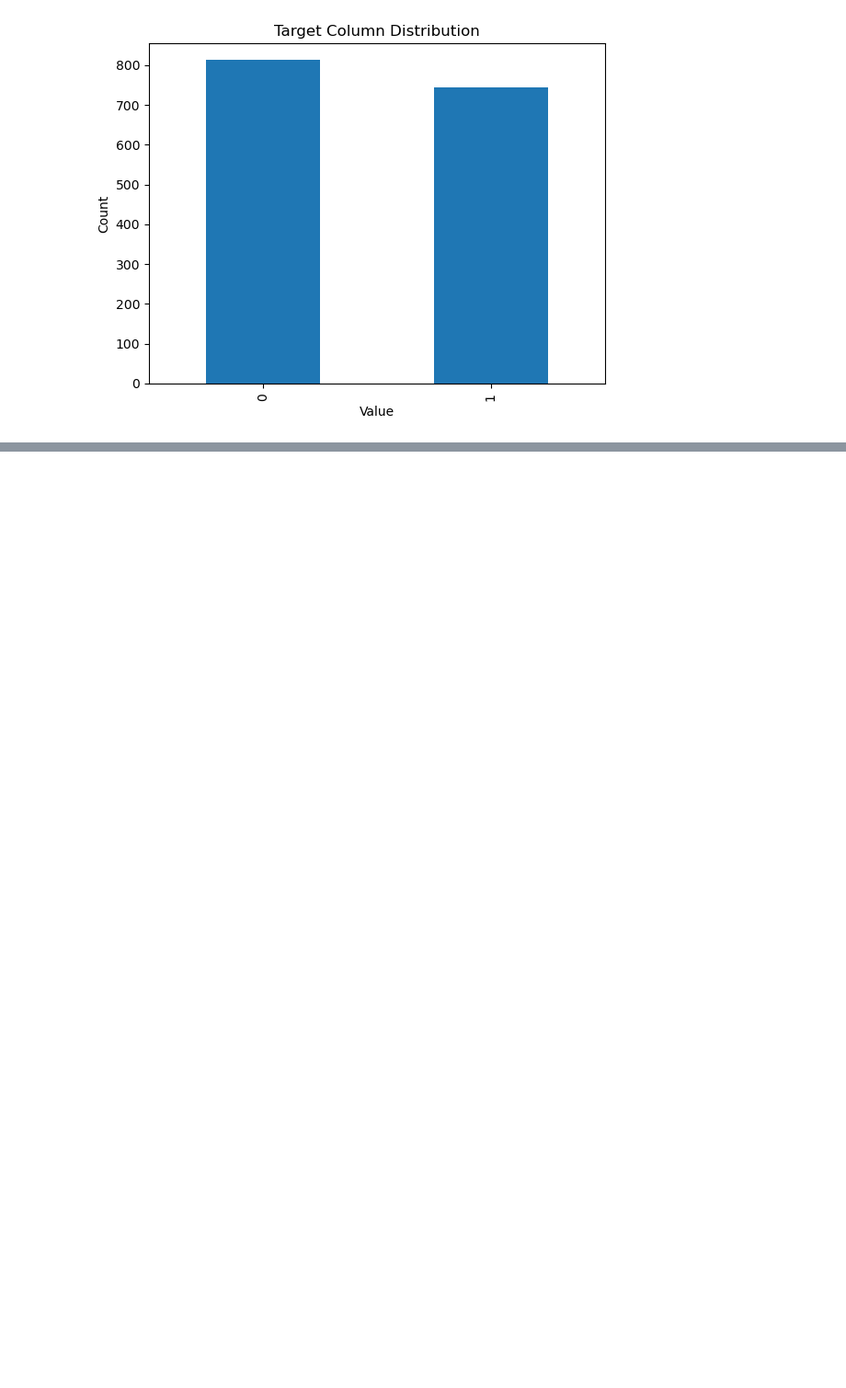
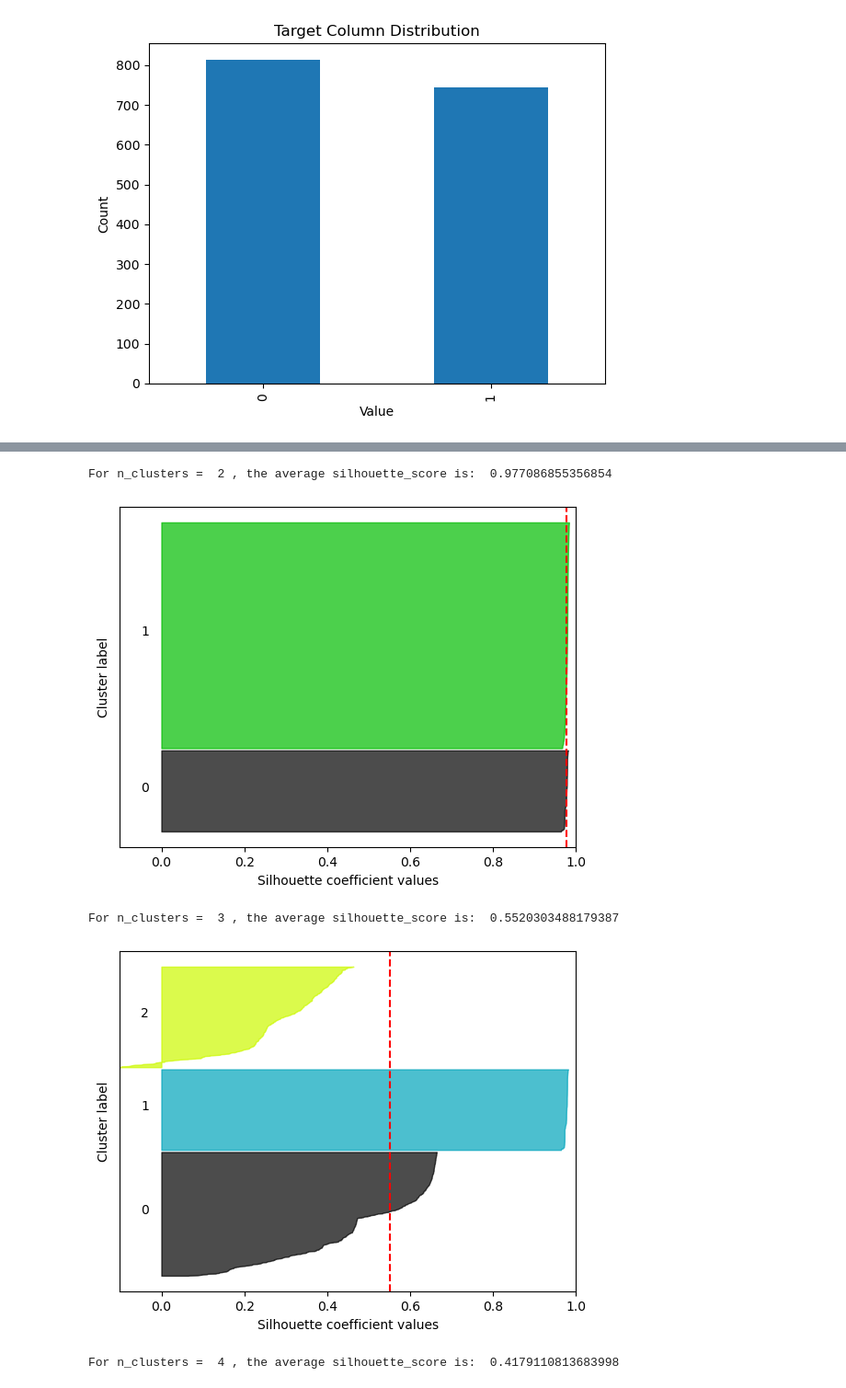
Before and after one commit to maskegger/Deloitte-Survey-Analysis, a Jupyter notebook: Model Training and Evaluation.ipynb, the cells around one changed output, grey strips where cells are left out. Shown at 92% size. Drawn from its saved outputs; the diff is of its cells as text; code cells hidden in the pictures; blank space fills up the shorter version.

Commit message:
Added Clustering

```diff
--- a/Model Training and Evaluation.ipynb
+++ b/Model Training and Evaluation.ipynb
@@ -214,0 +236,77 @@ plt.show()
+# %%
+inertias = []
+
+for n_clusters in range(1, 5):
+
+    # elbow method
+    kmeans = KMeans(n_clusters=n_clusters, init='k-means++', random_state= 42)
+    kmeans.fit(df)
+    labels = kmeans.labels_
+    inertias.append(kmeans.inertia_)
+
+    # silhouette analysis
+    if n_clusters!=1:
+        # calculating the overall silhouette score
+        silhouette_avg = silhouette_score(df, kmeans.labels_)
+
+        print(
+        "For n_clusters = ",
+        n_clusters,
+        ", the average silhouette_score is: ",
+        silhouette_avg)
+
+        # calculating the silhouette scores for each data point
+        sample_silhouette_values = silhouette_samples(df, kmeans.labels_)
+
+        # plotting the silhouette scores as a horizontal bar chart
+        fig, ax = plt.subplots()
+        y_lower = 10
+        for i in range(n_clusters):
+            # aggregating the silhouette scores for samples belonging to cluster i
+            ith_cluster_silhouette_values = sample_silhouette_values[kmeans.labels_ == i]
+
+            # sorting the silhouette scores for the samples in this cluster
+            ith_cluster_silhouette_values.sort()
+
+            # computing the size of the cluster and set the upper y coordinate for this cluster's silhouette plot
+            size_cluster_i = ith_cluster_silhouette_values.shape[0]
+            y_upper = y_lower + size_cluster_i
+
+            # creating the color map for the cluster
+            color = plt.cm.nipy_spectral(float(i) / n_clusters)
+
+            # plotting the silhouette scores for the samples in this cluster
+            ax.fill_betweenx(np.arange(y_lower, y_upper), 0, ith_cluster_silhouette_values, facecolor=color, edgecolor=color, alpha=0.7)
+
+            # labelling the silhouette plot with the cluster number
+            ax.text(-0.05, y_lower + 0.5 * size_cluster_i, str(i))
+
+            # computing the new y_lower for the next plot
+            y_lower = y_upper + 10
+
+        # setting the plot parameters
+        ax.set_xlabel("Silhouette coefficient values")
+        ax.set_ylabel("Cluster label")
+        ax.axvline(x=silhouette_avg, color="red", linestyle="--")
+
+        # clearing the yaxis labels / ticks
+        ax.set_yticks([])
+
+        ax.set_xlim([-0.1, 1])
+
+        plt.show()
+
+# plotting Elbow method using Inertia
+plt.figure(figsize=(12,6))
+plt.plot(range(1, 5), inertias, 'bx-',color=custom_colors[1])
+plt.xlabel('Values of K')
+plt.ylabel('Inertia')
+plt.xticks(range(1, 5))
+plt.title('Elbow Method using Inertia')
+plt.show()
+# %% [output]
+For n_clusters =  2 , the average silhouette_score is:  0.977086855356854
+[figure, added]
+For n_clusters =  3 , the average silhouette_score is:  0.5520303488179387
+[figure, added]
+For n_clusters =  4 , the average silhouette_score is:  0.4179110813683998
```
Also changed, not shown: parts of 11 cells of this notebook, 1 other file.
